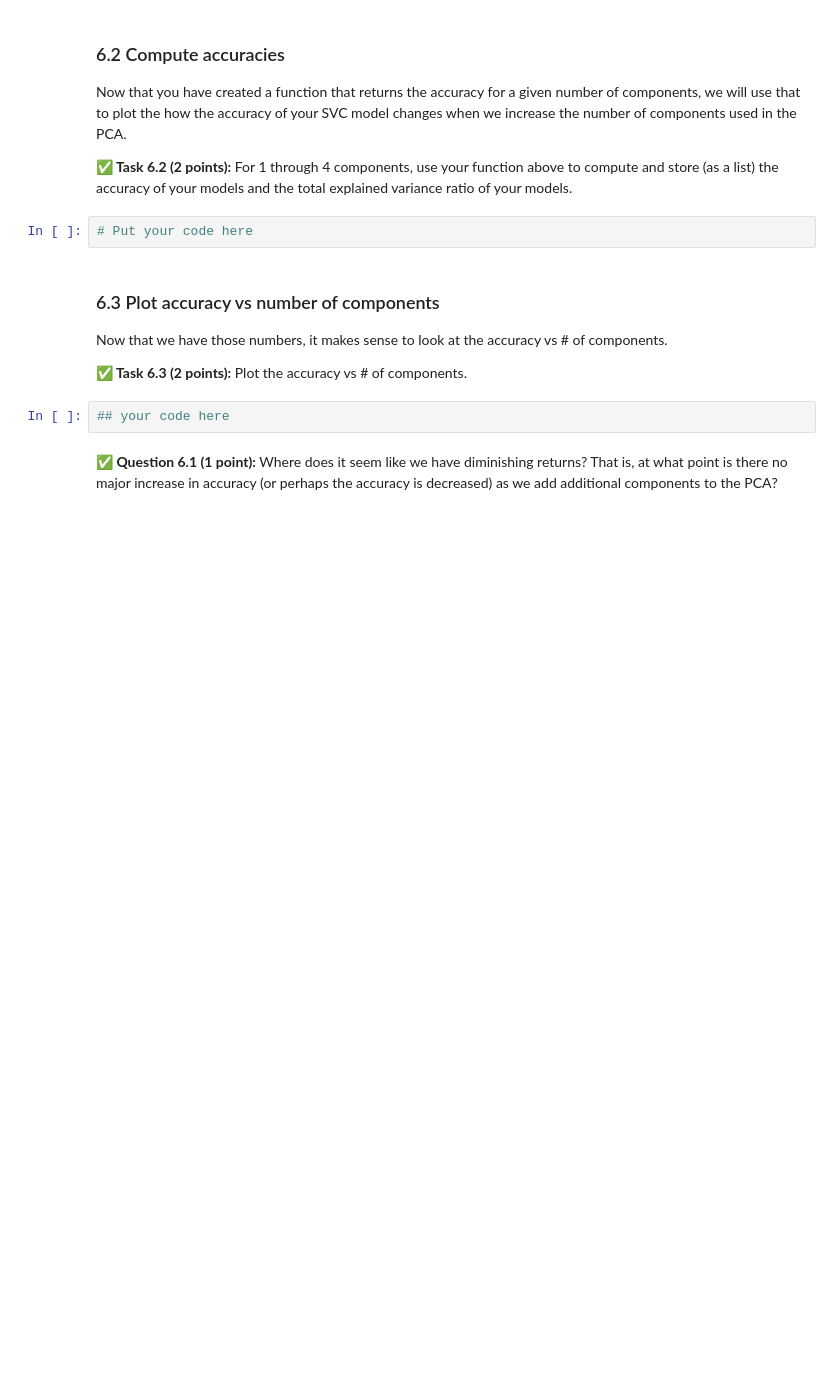
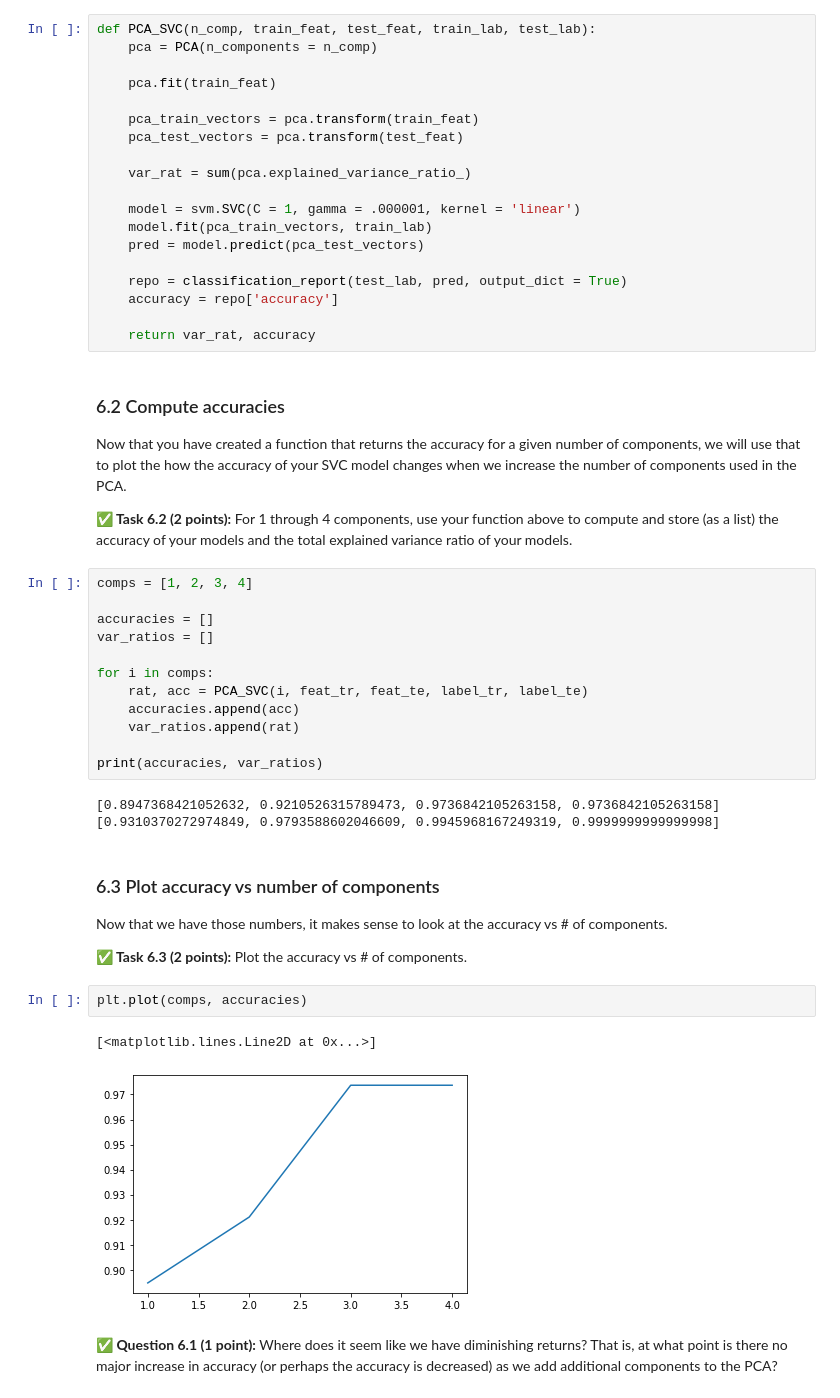
Before and after one commit to stratt64/cmse202-s21-turnin, a Jupyter notebook: hw-05/HW-05_SVMandPCA-STRATTON.ipynb, the cells around one changed output. Cells and saved outputs as stored; diff of their text form; blank space fills up the shorter version.

```diff
--- a/hw-05/HW-05_SVMandPCA-STRATTON.ipynb
+++ b/hw-05/HW-05_SVMandPCA-STRATTON.ipynb
@@ -424,18 +423,52 @@ and it will return the accuracy score for an SVC model fit to pca transformed fe
+# %%
+def PCA_SVC(n_comp, train_feat, test_feat, train_lab, test_lab):
+    pca = PCA(n_components = n_comp)
+
+    pca.fit(train_feat)
+
+    pca_train_vectors = pca.transform(train_feat)
+    pca_test_vectors = pca.transform(test_feat)
+
+    var_rat = sum(pca.explained_variance_ratio_)
+
+    model = svm.SVC(C = 1, gamma = .000001, kernel = 'linear')
+    model.fit(pca_train_vectors, train_lab)
+    pred = model.predict(pca_test_vectors)
+
+    repo = classification_report(test_lab, pred, output_dict = True)
+    accuracy = repo['accuracy']
+
+    return var_rat, accuracy
 # %% [markdown]
 ### 6.2 Compute accuracies
 
 Now that you have created a function that returns the accuracy for a given number of components, we will use that to plot the how the accuracy of your SVC model changes when we increase the number of components used in the PCA.
 
 **&#9989; Task 6.2 (2 points):** For 1 through 4 components, use your function above to compute and store (as a list) the accuracy of your models and the total explained variance ratio of your models.
-# %%
-# Put your code here
+# %%
+comps = [1, 2, 3, 4]
+
+accuracies = []
+var_ratios = []
+
+for i in comps:
+    rat, acc = PCA_SVC(i, feat_tr, feat_te, label_tr, label_te)
+    accuracies.append(acc)
+    var_ratios.append(rat)
+
+print(accuracies, var_ratios)
+# %% [output]
+[0.8947368421052632, 0.9210526315789473, 0.9736842105263158, 0.9736842105263158] [0.9310370272974849, 0.9793588602046609, 0.9945968167249319, 0.9999999999999998]
 # %% [markdown]
 ### 6.3 Plot accuracy vs number of components
 
 Now that we have those numbers, it makes sense to look at the accuracy vs # of components.
 
 **&#9989; Task 6.3 (2 points):** Plot the accuracy vs # of components.
-# %%
-## your code here
+# %%
+plt.plot(comps, accuracies)
+# %% [output]
+[<matplotlib.lines.Line2D at 0x...>]
+[figure, added]
 # %% [markdown]
 **&#9989; Question 6.1 (1 point):** Where does it seem like we have diminishing returns? That is, at what point is there no major increase in accuracy (or perhaps the accuracy is decreased) as we add additional components to the PCA?
```
Also changed, not shown: parts of 9 cells of this notebook.
